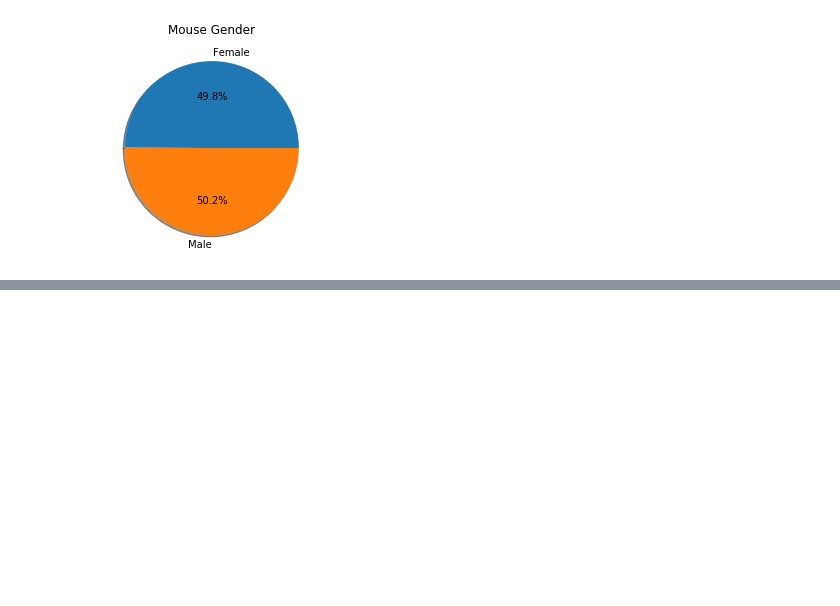
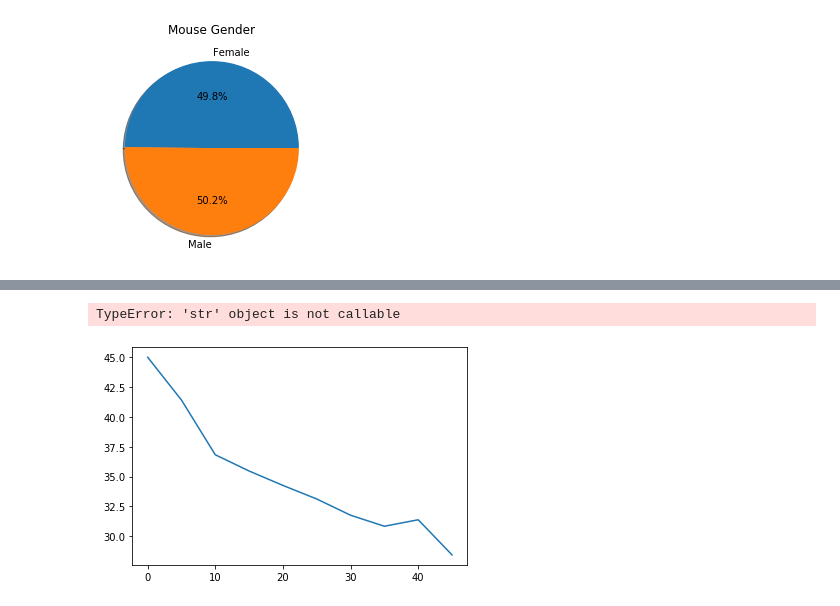
Before and after one commit to spennington1394/matplotlib-challenge, a Jupyter notebook: Untitled.ipynb, the cells around one changed output, grey strips where cells are left out. Cells and saved outputs as stored; diff of their text form; code cells hidden in the pictures; blank space fills up the shorter version.

Commit message:
scatter plot
working on scatter plot

```diff
--- a/Untitled.ipynb
+++ b/Untitled.ipynb
@@ -317,0 +323,4 @@ mice_time
+# %%
+#line plot of tumor volume vs. time point for a mouse treated with Capomulin
+mouse_t = mouse_drop.loc[mouse_drop['Mouse ID']=='m601']
+mouse_t
@@ -317,0 +339,12 @@ mice_time
+# %%
+
+x_axis = mouse_t['Timepoint']
+tumor = mouse_t['Tumor Volume (mm3)']
+#plt.title('Capomulin Overtime Mouse (M601)')
+plt.plot(x_axis, tumor)
+#plt.xlabel('Time points')
+plt.ylabel('Tumor Volume (mm3)')
+plt.plot(x_axis, tumor)
+# %% [output]
+TypeError: 'str' object is not callable
+[figure, added]
```
Also changed, not shown: parts of 5 cells of this notebook.
